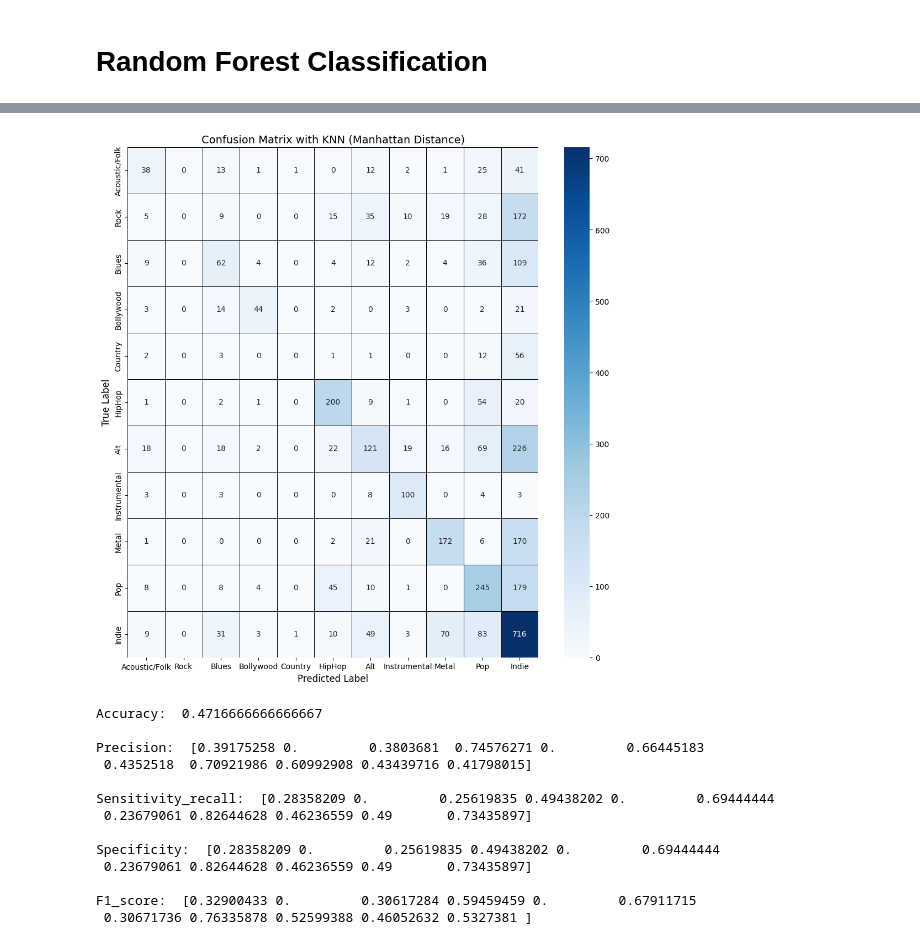
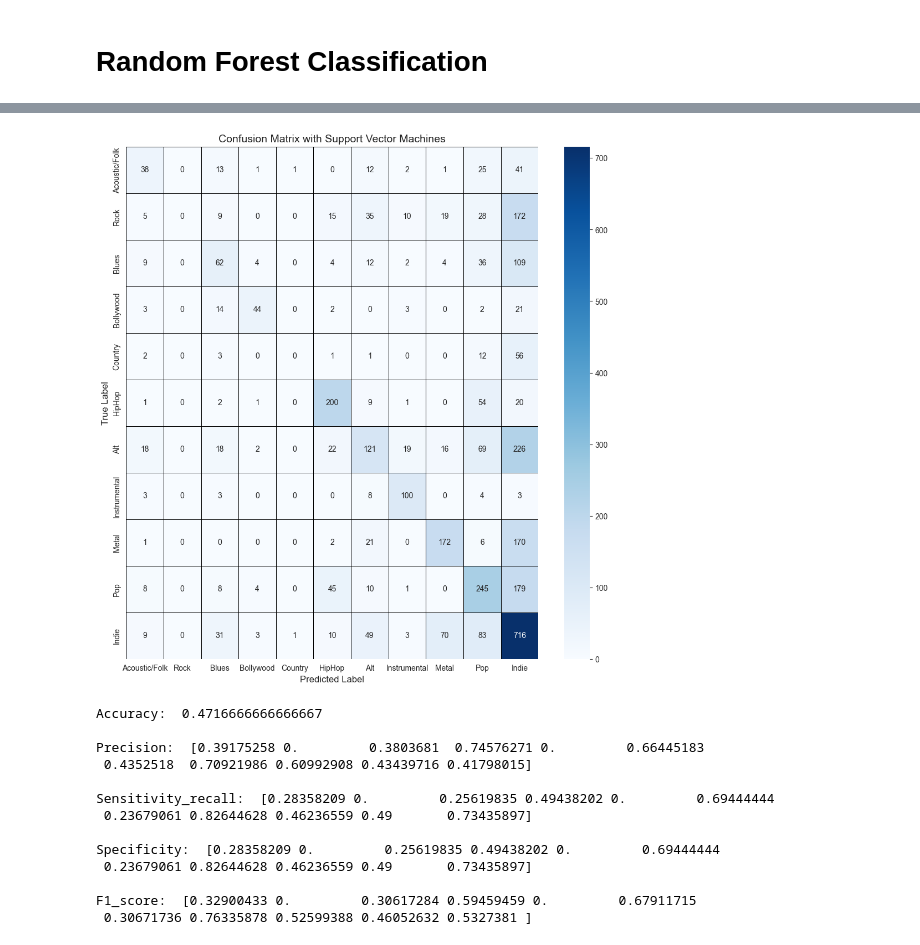
Before and after one commit to Hugo-Leyx-valade/projet-ML, a Jupyter notebook: project_code.ipynb, the cells around one changed output, grey strips where cells are left out. Cells and saved outputs as stored; diff of their text form; code cells hidden in the pictures.

```diff
--- a/project_code.ipynb
+++ b/project_code.ipynb
@@ -943,35 +943,35 @@ cm = confusion_matrix(y_test, y_pred)
 # Plot Confusion Matrix with Seaborn
 plt.figure(figsize=(12, 12))
 
 # Create a heatmap with annotations and color palette
 sns.heatmap(cm, annot=True, fmt='d', cmap='Blues', xticklabels=class_mapping, yticklabels=class_mapping,
             cbar=True, linewidths=0.5, linecolor='black')
 
 # Titles and labels
-plt.title('Confusion Matrix with KNN (Manhattan Distance)', fontsize=14)
+plt.title('Confusion Matrix with Support Vector Machines', fontsize=14)
 plt.xlabel('Predicted Label', fontsize=12)
 plt.ylabel('True Label', fontsize=12)
 
 # Display the plot
 plt.xticks(rotation=0)
 plt.show()
 
 
 
 
 
 from sklearn.metrics import accuracy_score
 
 accuracy_SVM = metrics.accuracy_score(y_test, y_pred)
 Precision_SVM = metrics.precision_score(y_test, y_pred, average=None)
 Sensitivity_recall_SVM = metrics.recall_score(y_test, y_pred, average=None)
 Specificity_SVM = metrics.recall_score(y_test, y_pred, average=None)
 F1_score_SVM = metrics.f1_score(y_test, y_pred, average=None)
 
 print("Accuracy: ",accuracy_SVM, "\n\nPrecision: ",Precision_SVM, "\n\nSensitivity_recall: ",Sensitivity_recall_SVM,
       "\n\nSpecificity: ",Specificity_SVM, "\n\nF1_score: ",F1_score_SVM)
 # %% [output]
-[figure, old version]
+[figure, new version]
 Accuracy:  0.4716666666666667
 
 Precision:  [0.39175258 0.         0.3803681  0.74576271 0.         0.66445183
```
Also changed, not shown: parts of 13 cells of this notebook, 1 other file.
